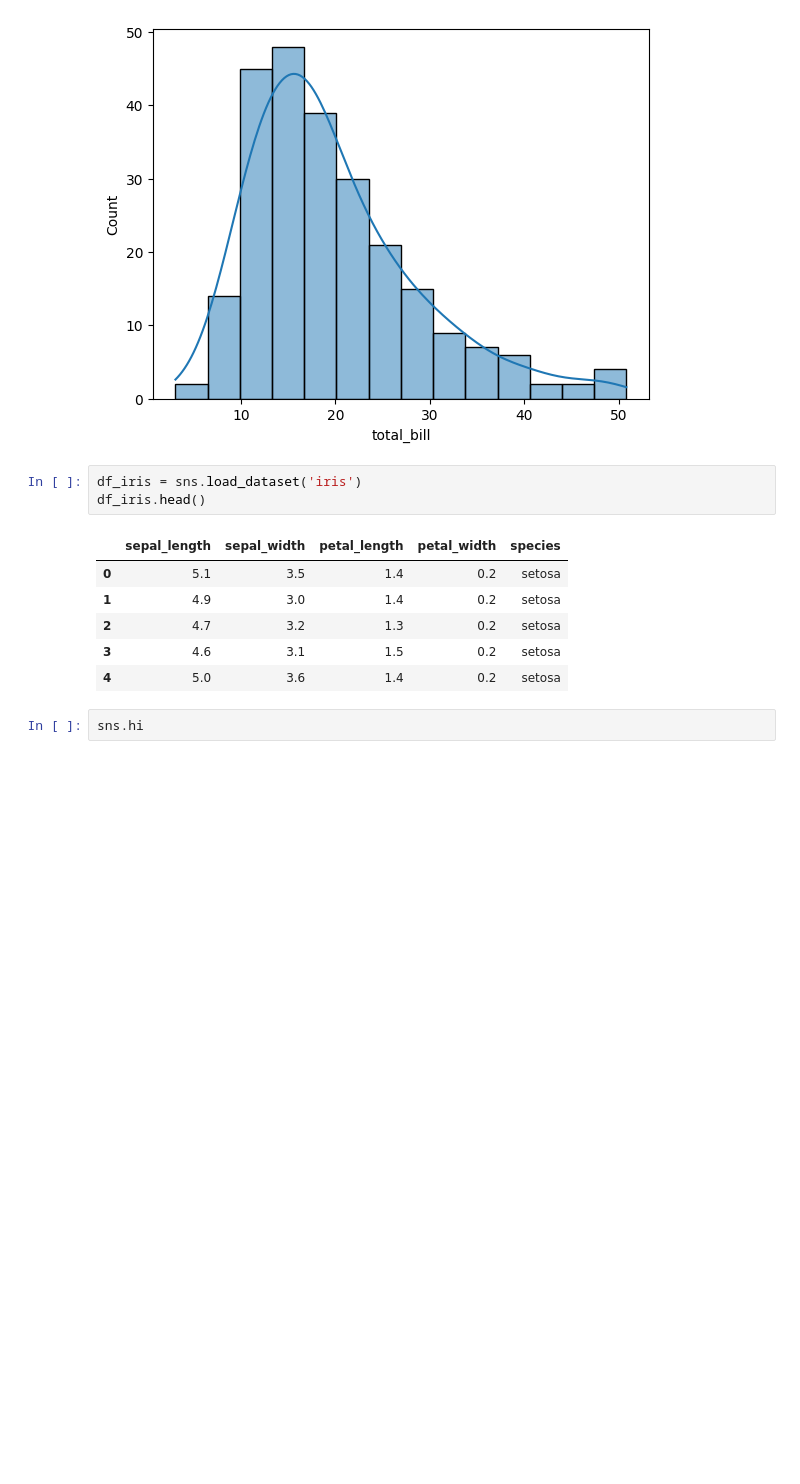
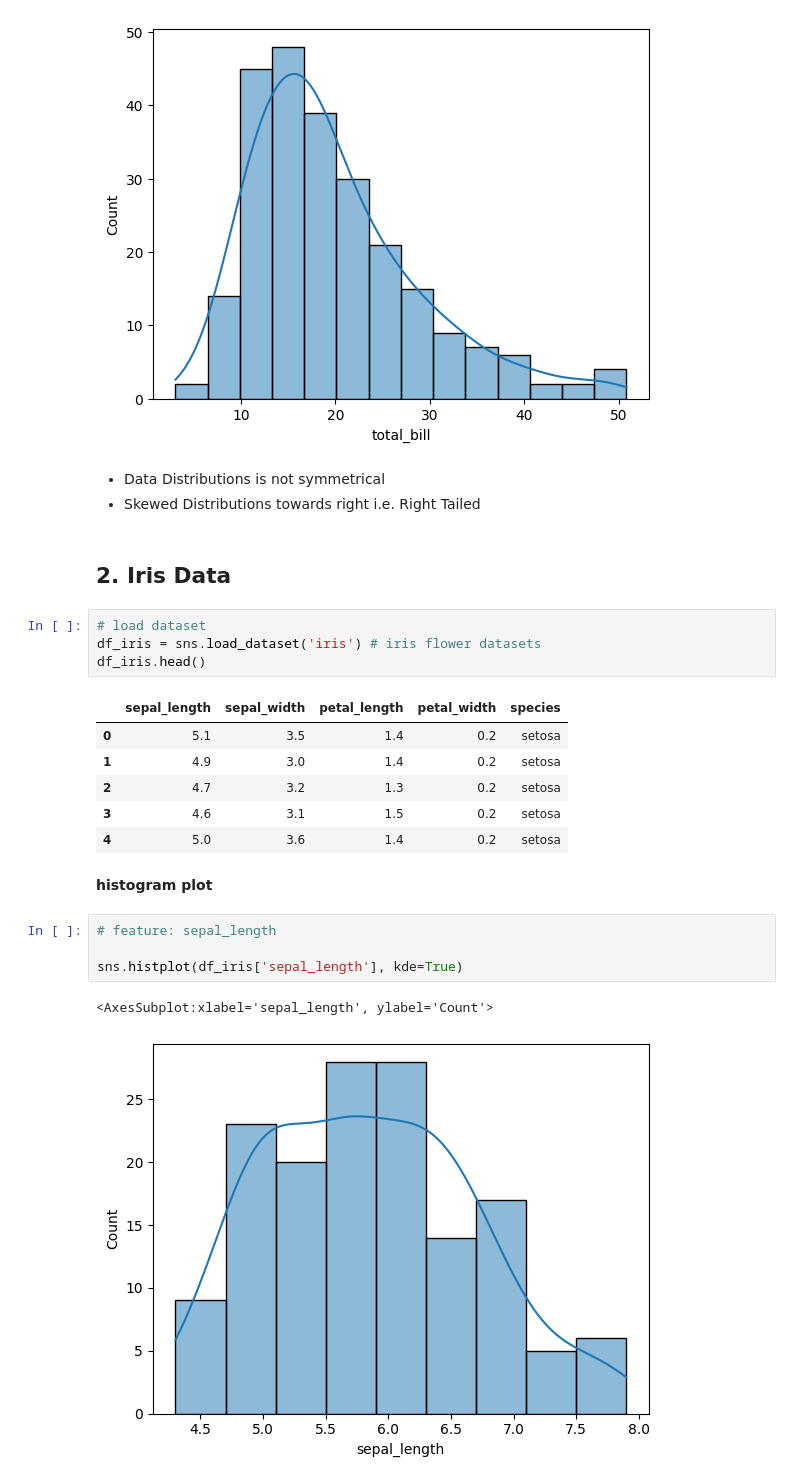
Before and after one commit to bhandariarun/KMC, a Jupyter notebook: week4/day_02/1_lab_statistics.ipynb, the cells around one changed output. Drawn from its saved outputs; the diff is of its cells as text; blank space fills up the shorter version.

Commit message:
Data Science

```diff
--- a/week4/day_02/1_lab_statistics.ipynb
+++ b/week4/day_02/1_lab_statistics.ipynb
@@ -97,8 +58,14 @@ sns.histplot(df['total_bill'], kde=True)
 plt.show()
 # %% [output]
 [figure]
+# %% [markdown]
+- Data Distributions is not symmetrical
+- Skewed Distributions towards right i.e. Right Tailed
+# %% [markdown]
+## 2. Iris Data
 # %%
-df_iris = sns.load_dataset('iris')
+# load dataset
+df_iris = sns.load_dataset('iris') # iris flower datasets
 df_iris.head()
 # %% [output]
 |  | sepal_length | sepal_width | petal_length | petal_width | species |
@@ -107,5 +74,12 @@ df_iris.head()
 | 2 | 4.7 | 3.2 | 1.3 | 0.2 | setosa |
 | 3 | 4.6 | 3.1 | 1.5 | 0.2 | setosa |
 | 4 | 5.0 | 3.6 | 1.4 | 0.2 | setosa |
-# %%
-sns.hi
+# %% [markdown]
+**histogram plot**
+# %%
+# feature: sepal_length
+
+sns.histplot(df_iris['sepal_length'], kde=True)
+# %% [output]
+<AxesSubplot:xlabel='sepal_length', ylabel='Count'>
+[figure, added]
```
Also changed, not shown: parts of 24 cells of this notebook, 1 other file.
